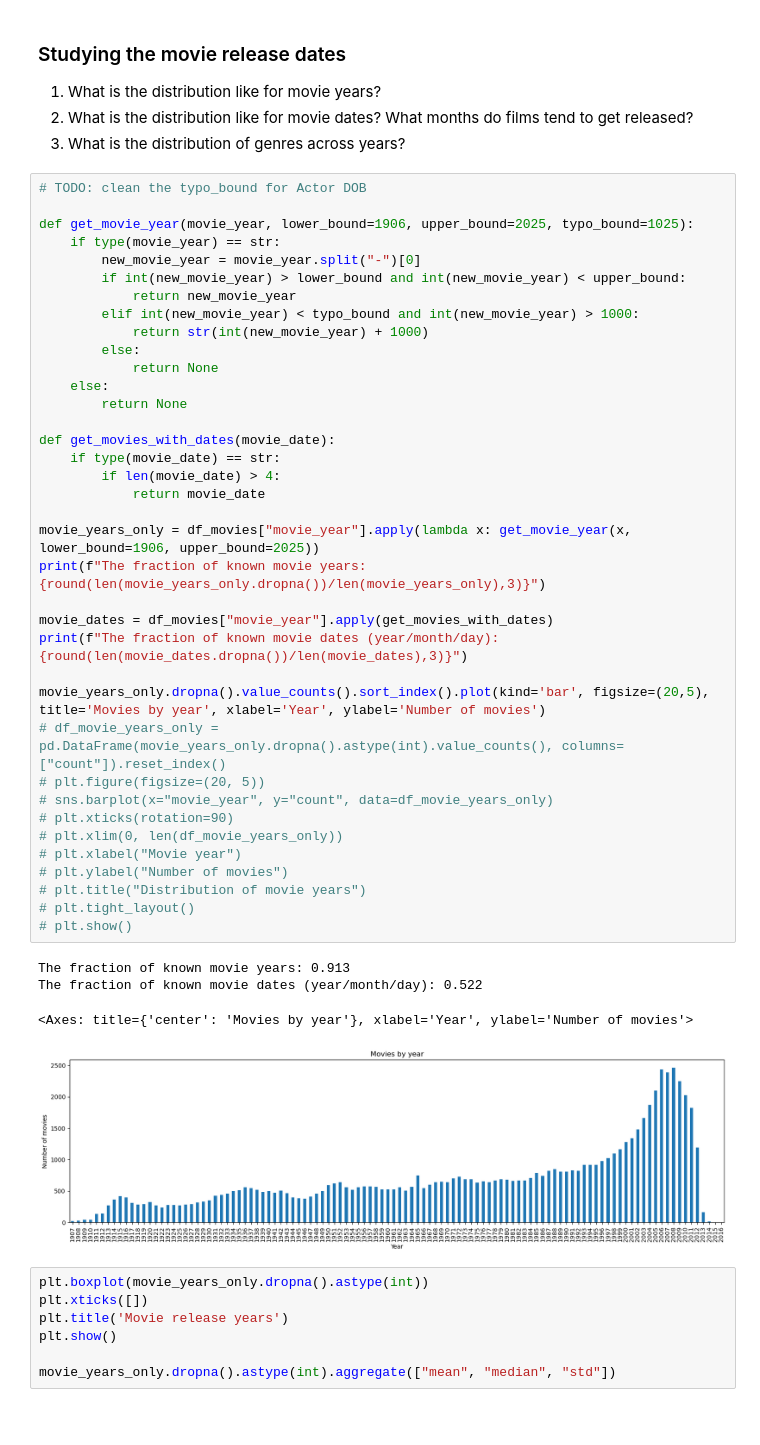
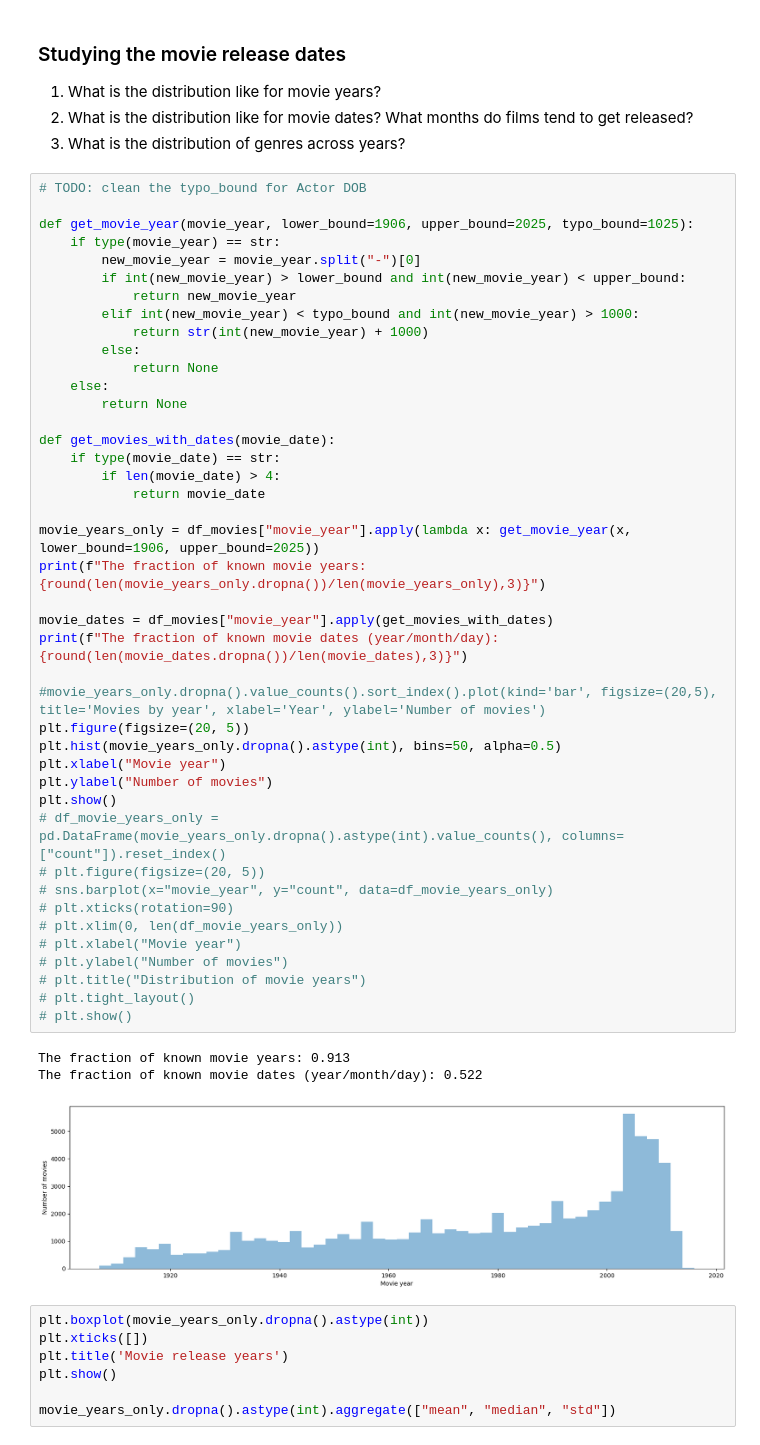
Before and after one commit to epfl-ada/ada-2024-project-madayam, a Jupyter notebook: notebooks/eda.ipynb, the cells around one changed output. Cells and saved outputs as stored; diff of their text form; blank space fills up the shorter version.

Commit message:
Finished with exploratory data analysis of charachters and movies. Might make the graphs prettier

```diff
--- a/notebooks/eda.ipynb
+++ b/notebooks/eda.ipynb
@@ -129,36 +129,40 @@ def get_movie_year(movie_year, lower_bound=1906, upper_bound=2025, typo_bound=10
             return str(int(new_movie_year) + 1000)
         else:
             return None
     else:
         return None
 
 def get_movies_with_dates(movie_date):
     if type(movie_date) == str:
         if len(movie_date) > 4:
             return movie_date
 
 movie_years_only = df_movies["movie_year"].apply(lambda x: get_movie_year(x, lower_bound=1906, upper_bound=2025))
 print(f"The fraction of known movie years: {round(len(movie_years_only.dropna())/len(movie_years_only),3)}")
 
 movie_dates = df_movies["movie_year"].apply(get_movies_with_dates)
 print(f"The fraction of known movie dates (year/month/day): {round(len(movie_dates.dropna())/len(movie_dates),3)}")
 
-movie_years_only.dropna().value_counts().sort_index().plot(kind='bar', figsize=(20,5), title='Movies by year', xlabel='Year', ylabel='Number of movies')
+#movie_years_only.dropna().value_counts().sort_index().plot(kind='bar', figsize=(20,5), title='Movies by year', xlabel='Year', ylabel='Number of movies')
+plt.figure(figsize=(20, 5))
+plt.hist(movie_years_only.dropna().astype(int), bins=50, alpha=0.5)
+plt.xlabel("Movie year")
+plt.ylabel("Number of movies")
+plt.show()
 # df_movie_years_only = pd.DataFrame(movie_years_only.dropna().astype(int).value_counts(), columns=["count"]).reset_index()
 # plt.figure(figsize=(20, 5))
 # sns.barplot(x="movie_year", y="count", data=df_movie_years_only)
 # plt.xticks(rotation=90)
 # plt.xlim(0, len(df_movie_years_only))
 # plt.xlabel("Movie year")
 # plt.ylabel("Number of movies")
 # plt.title("Distribution of movie years")
 # plt.tight_layout()
 # plt.show()
 # %% [output]
 The fraction of known movie years: 0.913
 The fraction of known movie dates (year/month/day): 0.522
-<Axes: title={'center': 'Movies by year'}, xlabel='Year', ylabel='Number of movies'>
-[figure, old version]
+[figure, new version]
 # %%
 plt.boxplot(movie_years_only.dropna().astype(int))
 plt.xticks([])
```
Also changed, not shown: parts of 20 cells of this notebook.
